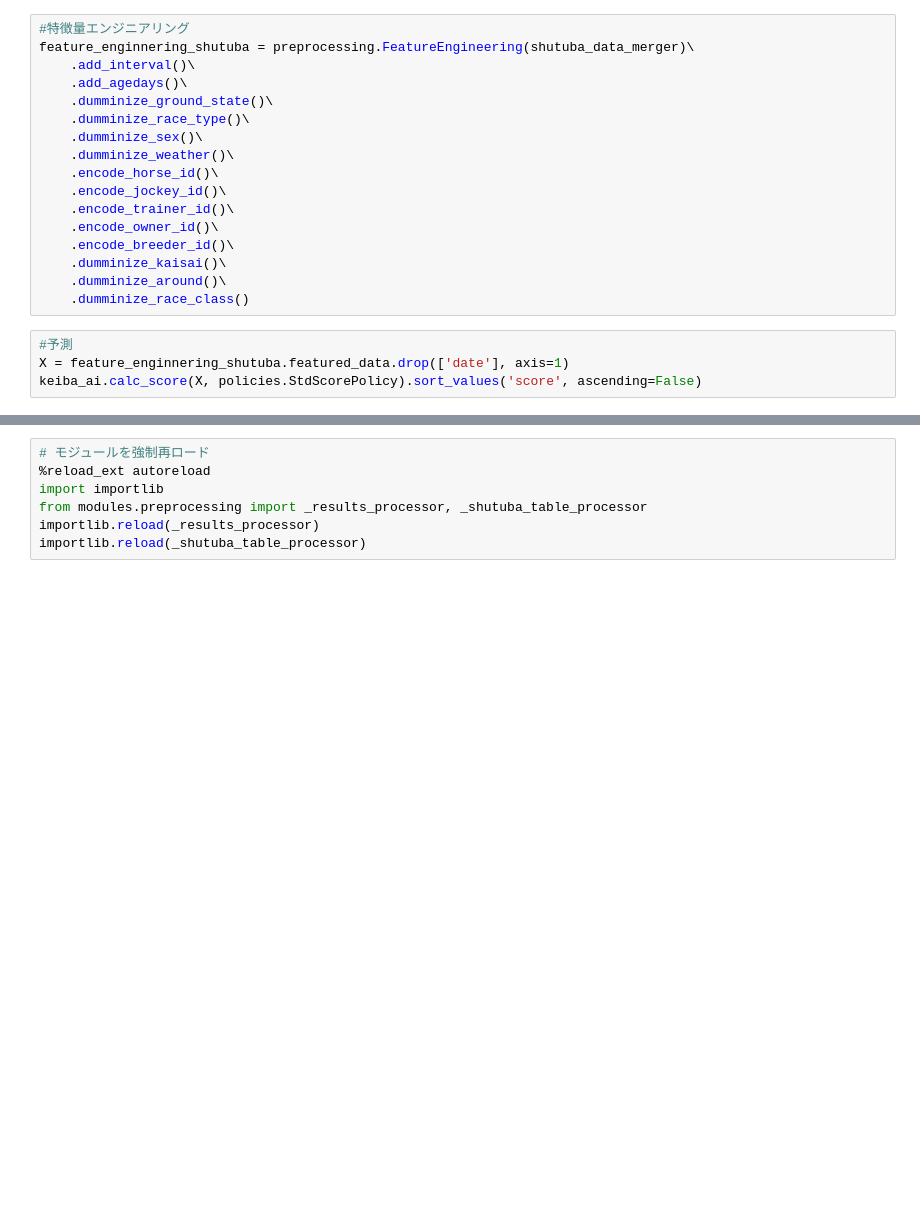
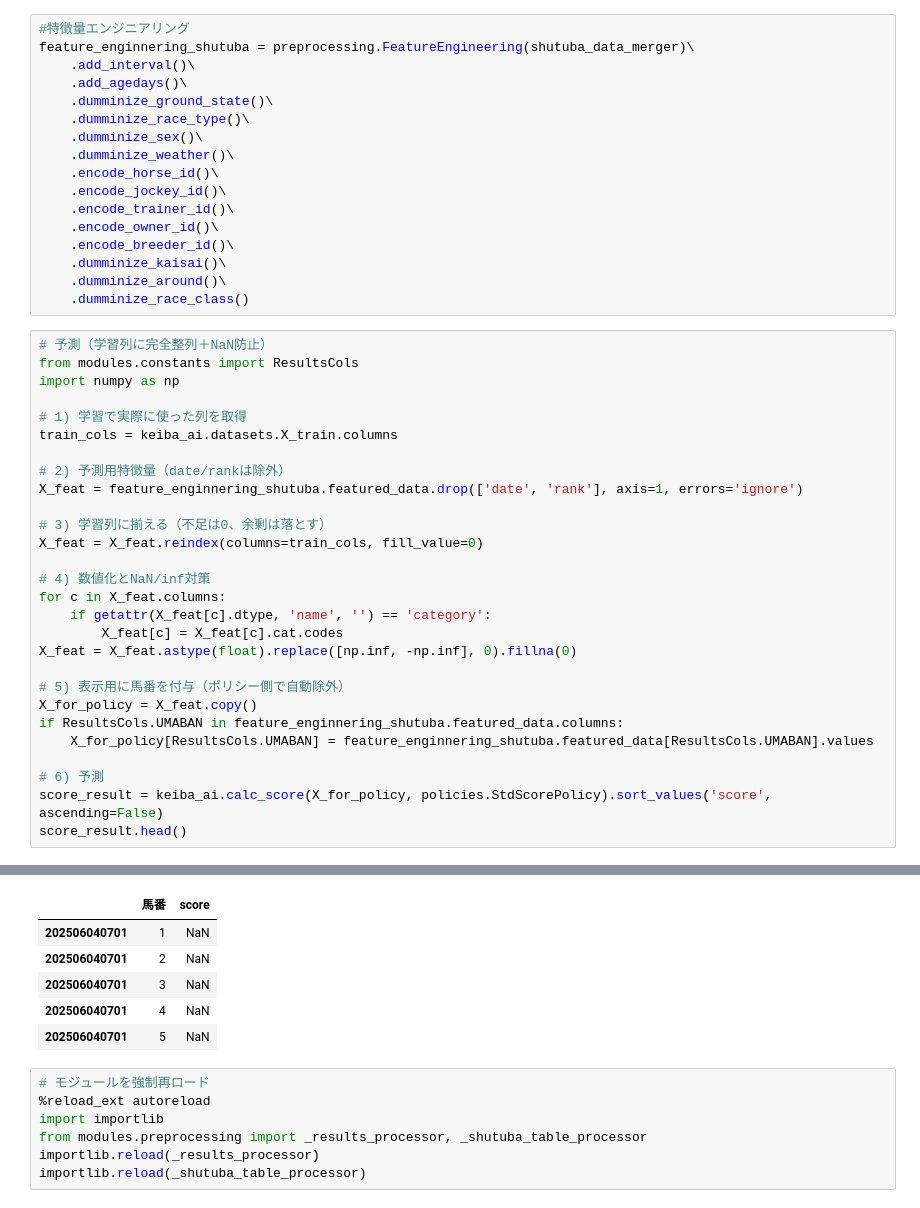
Before and after one commit to B21020/MyKeiba-AI_v2, a Jupyter notebook: main.ipynb, the cells around one changed output, grey strips where cells are left out. Saved outputs shown, nothing was run; the diff lists cells and outputs as text; blank space fills up the shorter version.

```diff
--- a/main.ipynb
+++ b/main.ipynb
@@ -2622,7 +3500,32 @@ feature_enginnering_shutuba = preprocessing.FeatureEngineering(shutuba_data_merg
     .dumminize_kaisai()\
     .dumminize_around()\
     .dumminize_race_class()
-# %%
-#予測
-X = feature_enginnering_shutuba.featured_data.drop(['date'], axis=1)
-keiba_ai.calc_score(X, policies.StdScorePolicy).sort_values('score', ascending=False)
+# %%
+# 予測（学習列に完全整列＋NaN防止）
+from modules.constants import ResultsCols
+import numpy as np
+
+# 1) 学習で実際に使った列を取得
+train_cols = keiba_ai.datasets.X_train.columns
+
+# 2) 予測用特徴量（date/rankは除外）
+X_feat = feature_enginnering_shutuba.featured_data.drop(['date', 'rank'], axis=1, errors='ignore')
+
+# 3) 学習列に揃える（不足は0、余剰は落とす）
+X_feat = X_feat.reindex(columns=train_cols, fill_value=0)
+
+# 4) 数値化とNaN/inf対策
+for c in X_feat.columns:
+    if getattr(X_feat[c].dtype, 'name', '') == 'category':
+        X_feat[c] = X_feat[c].cat.codes
+X_feat = X_feat.astype(float).replace([np.inf, -np.inf], 0).fillna(0)
+
+# 5) 表示用に馬番を付与（ポリシー側で自動除外）
+X_for_policy = X_feat.copy()
+if ResultsCols.UMABAN in feature_enginnering_shutuba.featured_data.columns:
+    X_for_policy[ResultsCols.UMABAN] = feature_enginnering_shutuba.featured_data[ResultsCols.UMABAN].values
+
+# 6) 予測
+score_result = keiba_ai.calc_score(X_for_policy, policies.StdScorePolicy).sort_values('score', ascending=False)
+score_result.head()
+# %% [output]
@@ -2629,3 +3542,9 @@ keiba_ai.calc_score(X, policies.StdScorePolicy).sort_values('score', ascending=F
+|  | 馬番 | score |
+| 202506040701 | 1 | NaN |
+| 202506040701 | 2 | NaN |
+| 202506040701 | 3 | NaN |
+| 202506040701 | 4 | NaN |
+| 202506040701 | 5 | NaN |
 # %%
 # モジュールを強制再ロード
 %reload_ext autoreload
```
Also changed, not shown: parts of 64 cells of this notebook.
